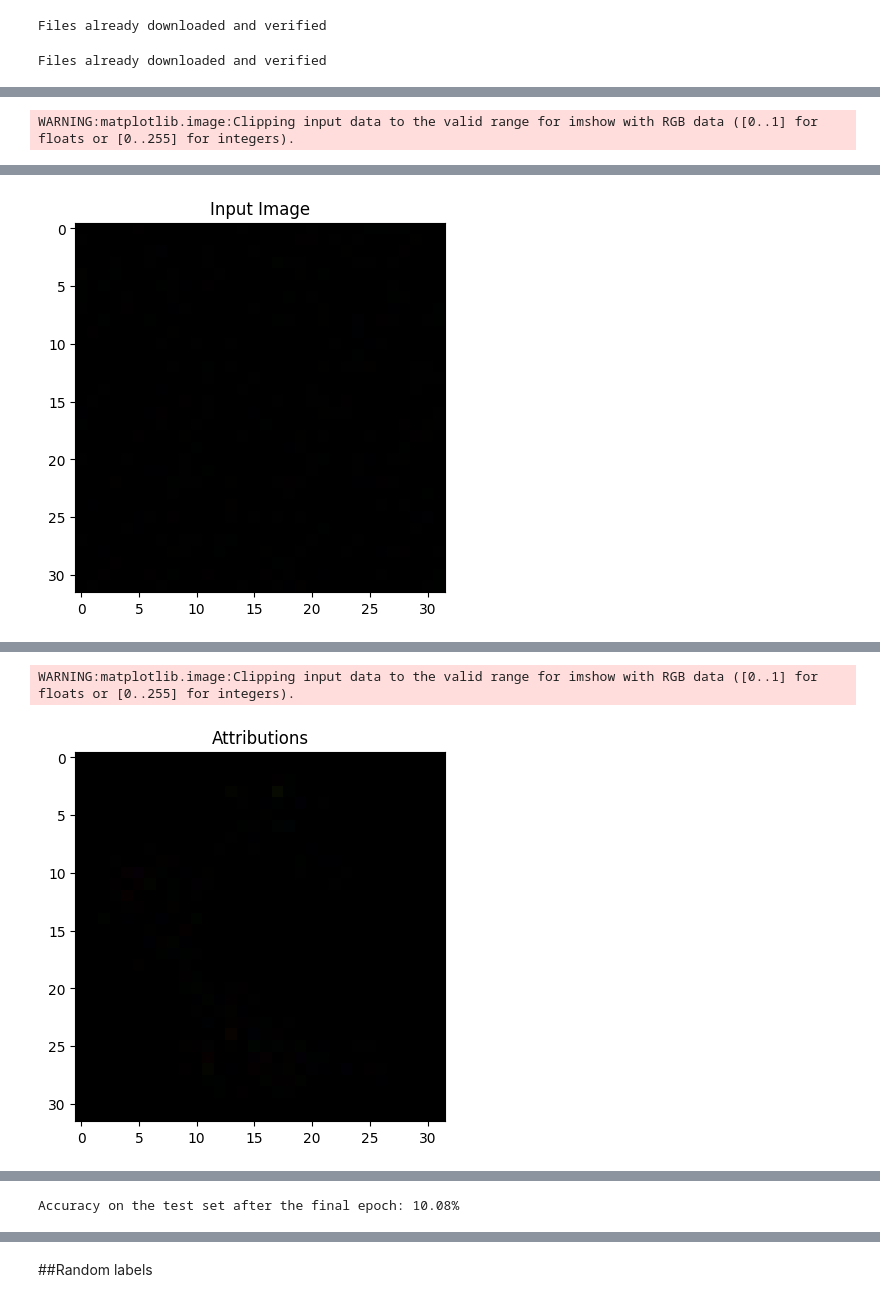
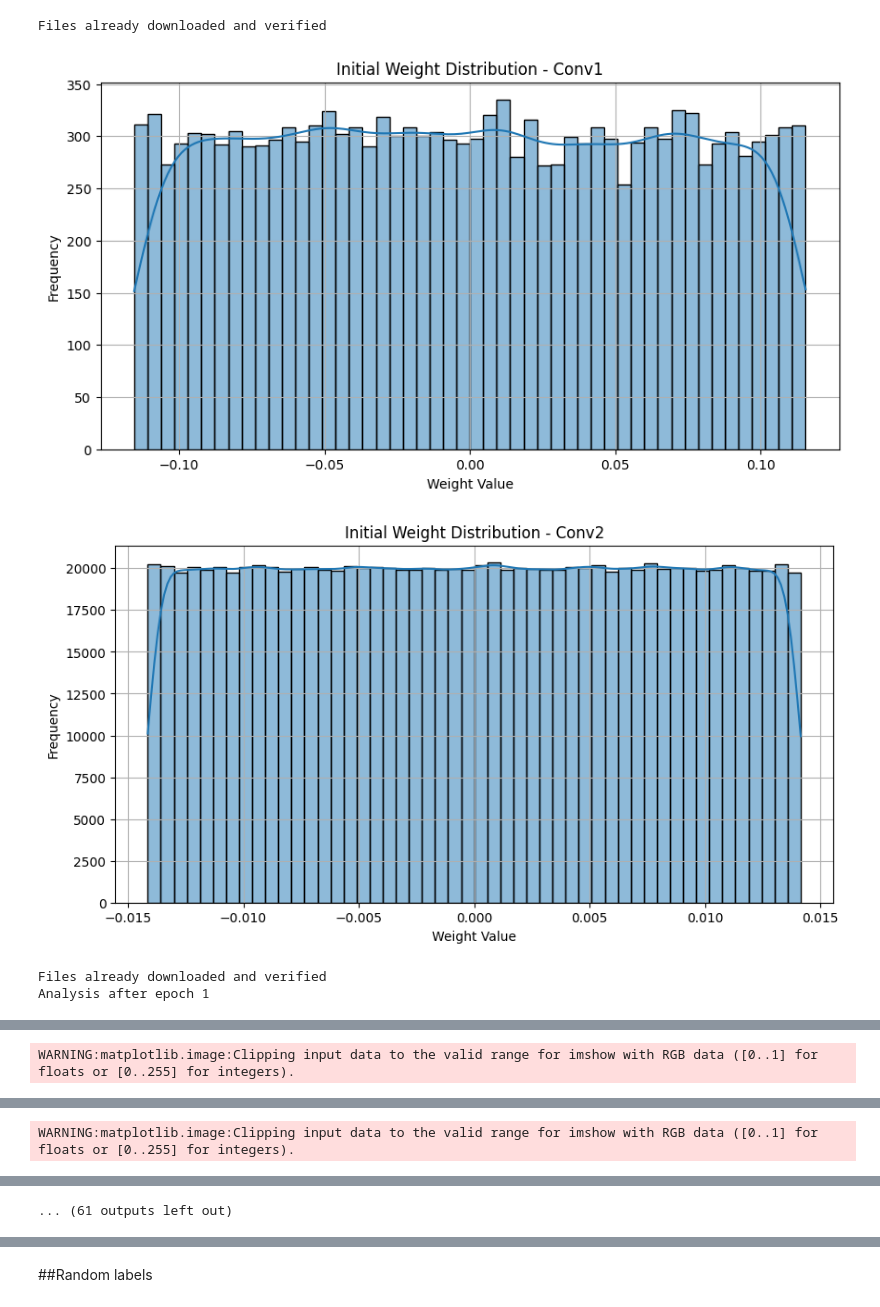
Before and after one commit to ris0801/Generalization-DeepLearning, a Jupyter notebook: CompleteCode_AdvancedProject_CIFAR10.ipynb, the cells around one changed output, grey strips where cells are left out. Cells and saved outputs as stored; diff of their text form; code cells hidden in the pictures.

```diff
--- a/CompleteCode_AdvancedProject_CIFAR10.ipynb
+++ b/CompleteCode_AdvancedProject_CIFAR10.ipynb
@@ -650,10 +588,10 @@ for _ in range(num_initializations):
 
     # Visualize initial weight distribution for conv1
     initial_weights_conv1 = model2.conv1.weight.data
-    # plot_weight_distribution(initial_weights_conv1, "Initial Weight Distribution - Conv1")
+    plot_weight_distribution(initial_weights_conv1, "Initial Weight Distribution - Conv1")
     # Visualize initial weight distribution for conv2
     initial_weights_conv2 = model2.conv2.weight.data
-    # plot_weight_distribution(initial_weights_conv2, "Initial Weight Distribution - Conv2")
+    plot_weight_distribution(initial_weights_conv2, "Initial Weight Distribution - Conv2")
     val_dataset = datasets.CIFAR10(root='./data', train=False, transform=transform, download=True)
     val_loader = torch.utils.data.DataLoader(val_dataset, batch_size=64, shuffle=False)
 
@@ -675,7 +613,7 @@ for _ in range(num_initializations):
         with torch.no_grad():
             for data, _ in randX_subset_loader:  # Consider using a subset of data if full dataset is too large
                 data = data.to(device)
-                _ = model1(data)
+                _ = model2(data)
                 for layer_name, activation in model2.activations.items():
                     if layer_name not in activations:
                         activations[layer_name] = []
@@ -697,10 +635,10 @@ for _ in range(num_initializations):
 
         # Weight distribution and statistics
         weights = model2.conv1.weight.data
-        # plot_weight_distribution(weights, f"Weight Distribution Conv 1 - Epoch {epoch + 1}")
+        plot_weight_distribution(weights, f"Weight Distribution Conv 1 - Epoch {epoch + 1}")
 
         weightsConv2 = model2.conv2.weight.data
-        # plot_weight_distribution(weightsConv2, f"Weight Distribution Conv 2 - Epoch {epoch + 1}")
+        plot_weight_distribution(weightsConv2, f"Weight Distribution Conv 2 - Epoch {epoch + 1}")
 
         mean = weights.mean().item()
         std = weights.std().item()
@@ -755,31 +693,34 @@ for _ in range(num_initializations):
         # plt.figure(figsize=(10, 8))
         # sns.heatmap(cm, annot=True, fmt='d', cmap='Blues', xticklabels=classes, yticklabels=classes)
         # plt.xlabel('Predicted Labels')
         # plt.ylabel('True Labels')
         # plt.title(f'Confusion Matrix - Epoch {epoch + 1}')
         # plt.show()
 
         print("\n")
         print("\n")
 
          # Calculate the probabilities
         class_probabilities = np.diag(cm) / np.sum(cm, axis=1)
 
         # Sorting the probabilities along with the class names
         sorted_indices = np.argsort(class_probabilities)
         sorted_classes = np.array(classes)[sorted_indices]
         sorted_probabilities = np.array(class_probabilities)[sorted_indices]
         # Plotting the histogram in sorted order
         plt.bar(sorted_classes, sorted_probabilities)
         plt.xlabel('Class Names')
         plt.ylabel('Probability of Correct Prediction')
         plt.title('Probability Histogram for Each Class (Sorted)')
         plt.ylim(0, 1)  # Set y-axis limit to [0, 1] as probabilities range between 0 and 1
         plt.xticks(rotation=45)  # Rotate class names for better readability
         plt.show()
         accuracy = calculate_accuracy(model2, val_loader)
         print("\n")
         print(f'Accuracy on the test set after the final epoch: {accuracy * 100:.2f}%')
       scheduler.step()
 # %% [output]
+[figure, new version]
+[figure, new version]
 Files already downloaded and verified
+Analysis after epoch 1
@@ -798 +739,0 @@ Maximum: 0.04077979922294617
-[figure, old version]
@@ -799,2 +741 @@ Maximum: 0.04077979922294617
 WARNING:matplotlib.image:Clipping input data to the valid range for imshow with RGB data ([0..1] for floats or [0..255] for integers).
-[figure, old version]
@@ -820 +762 @@ Files already downloaded and verified
-Accuracy on the test set after the final epoch: 10.08%
+... (61 outputs left out)
```
Also changed, not shown: parts of 22 cells of this notebook.
